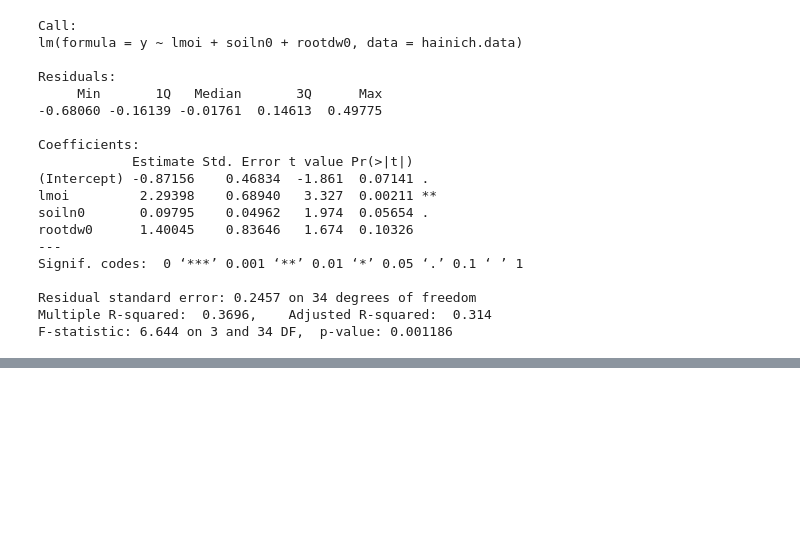
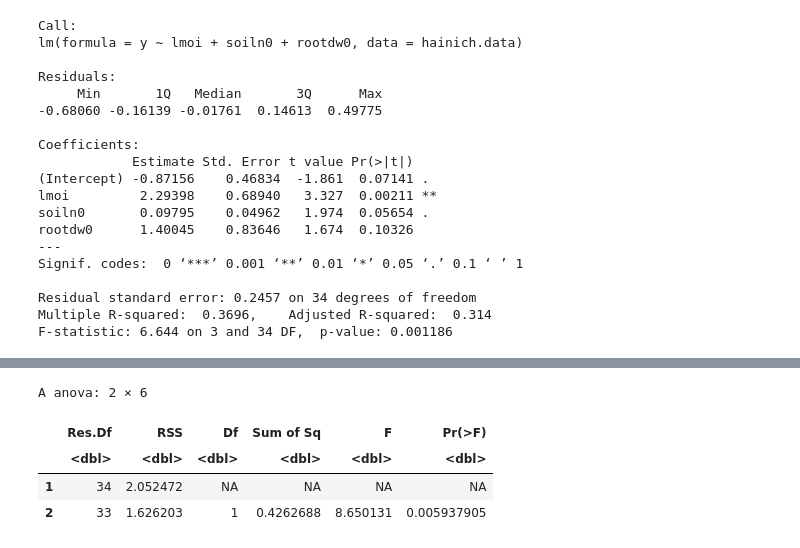
Before and after one commit to anshkhubchandani/statistik, a Jupyter notebook: projekt10.ipynb, the cells around one changed output, grey strips where cells are left out. Drawn from its saved outputs; the diff is of its cells as text; code cells hidden in the pictures; blank space fills up the shorter version.

```diff
--- a/projekt10.ipynb
+++ b/projekt10.ipynb
@@ -526,0 +535,11 @@ F-statistic: 6.644 on 3 and 34 DF,  p-value: 0.001186
+# %%
+m_lin <- lm(y ~ lmoi + soiln0 + rootdw0, data=hainich.data)
+# %%
+m_soiln0_q <- lm(y ~ lmoi + soiln0 + I(soiln0^2) + rootdw0, data=hainich.data)
+anova(m_lin, m_soiln0_q)
+# %% [output]
+A anova: 2 × 6
+|  | Res.Df | RSS | Df | Sum of Sq | F | Pr(>F) |
+|  | <dbl> | <dbl> | <dbl> | <dbl> | <dbl> | <dbl> |
+| 1 | 34 | 2.052472 | NA | NA | NA | NA |
+| 2 | 33 | 1.626203 | 1 | 0.4262688 | 8.650131 | 0.005937905 |
```
Also changed, not shown: parts of 12 cells of this notebook.
